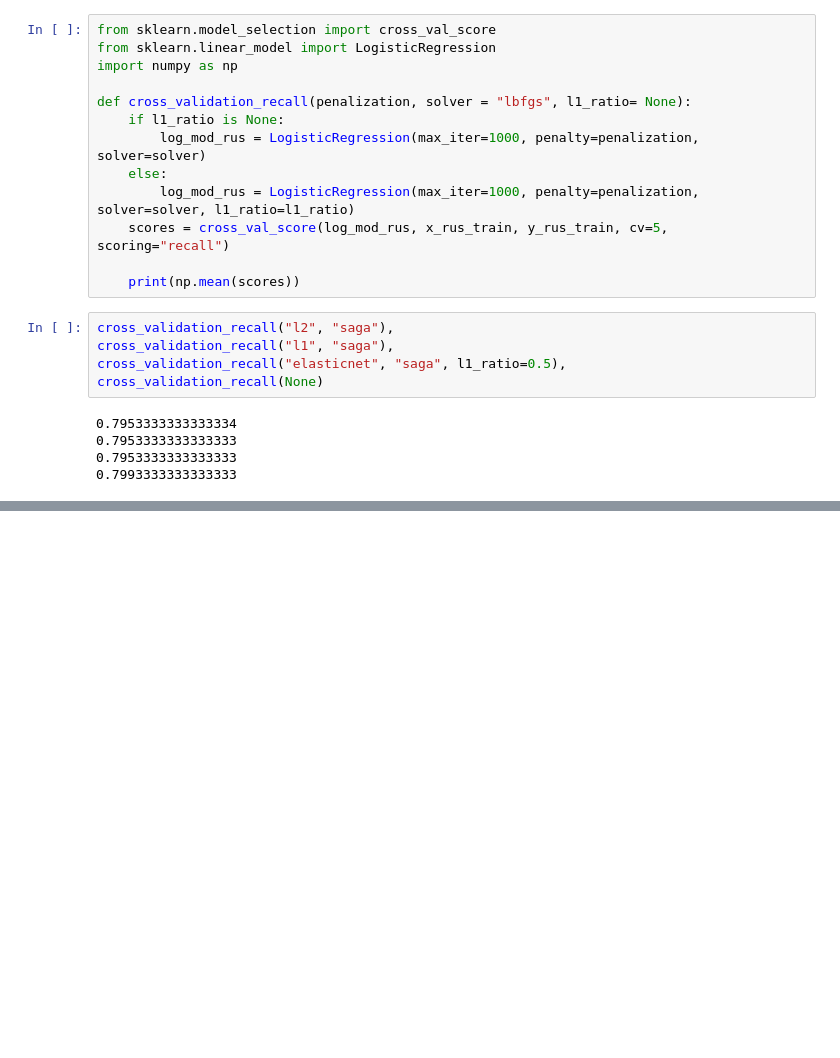
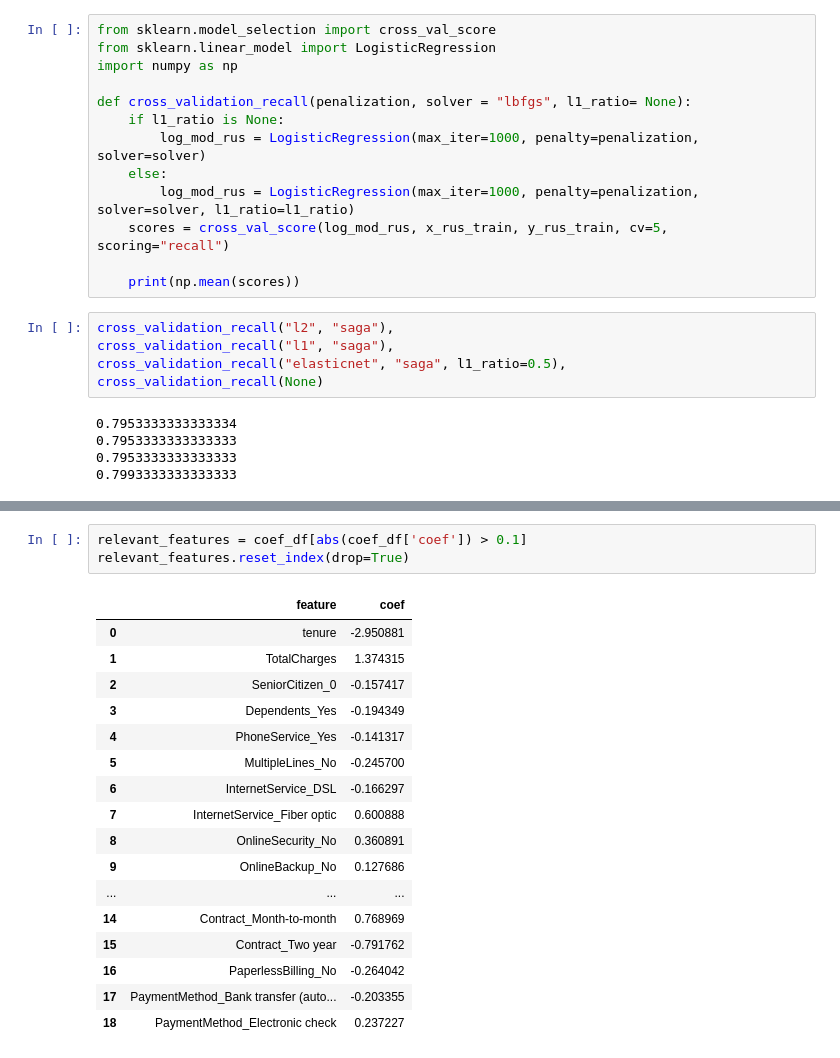
Before and after one commit to santortiz/ml-overview, a Jupyter notebook: notebooks/logistic_regression/churn.ipynb, the cells around one changed output, grey strips where cells are left out. Cells and saved outputs as stored; diff of their text form; blank space fills up the shorter version.

```diff
--- a/notebooks/logistic_regression/churn.ipynb
+++ b/notebooks/logistic_regression/churn.ipynb
@@ -462,0 +549,21 @@ No vemos cambios significativos entre los distintos métodos de regularización.
+# %%
+relevant_features = coef_df[abs(coef_df['coef']) > 0.1]
+relevant_features.reset_index(drop=True)
+# %% [output]
+|  | feature | coef |
+| 0 | tenure | -2.950881 |
+| 1 | TotalCharges | 1.374315 |
+| 2 | SeniorCitizen_0 | -0.157417 |
+| 3 | Dependents_Yes | -0.194349 |
+| 4 | PhoneService_Yes | -0.141317 |
+| 5 | MultipleLines_No | -0.245700 |
+| 6 | InternetService_DSL | -0.166297 |
+| 7 | InternetService_Fiber optic | 0.600888 |
+| 8 | OnlineSecurity_No | 0.360891 |
+| 9 | OnlineBackup_No | 0.127686 |
+| ... | ... | ... |
+| 14 | Contract_Month-to-month | 0.768969 |
+| 15 | Contract_Two year | -0.791762 |
+| 16 | PaperlessBilling_No | -0.264042 |
+| 17 | PaymentMethod_Bank transfer (auto... | -0.203355 |
+| 18 | PaymentMethod_Electronic check | 0.237227 |
```
Also changed, not shown: parts of 9 cells of this notebook.
